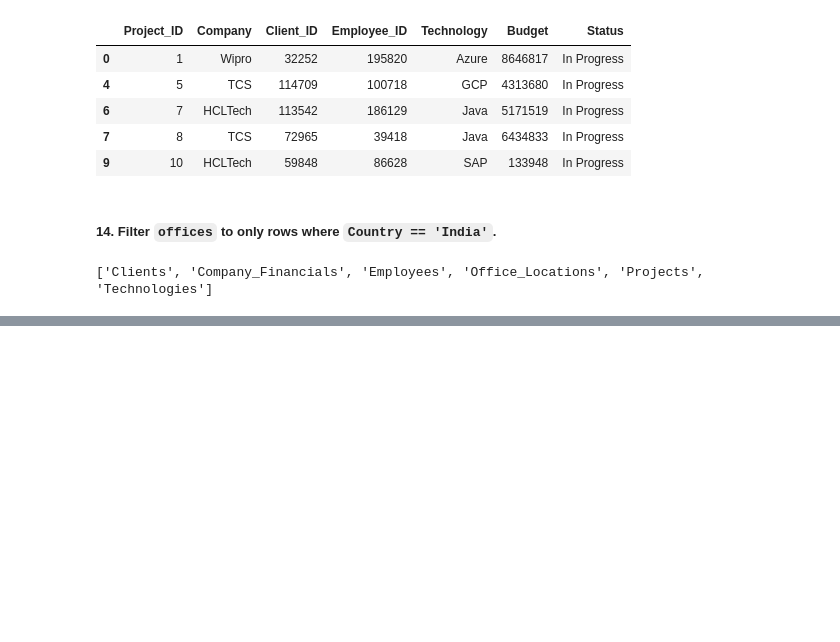
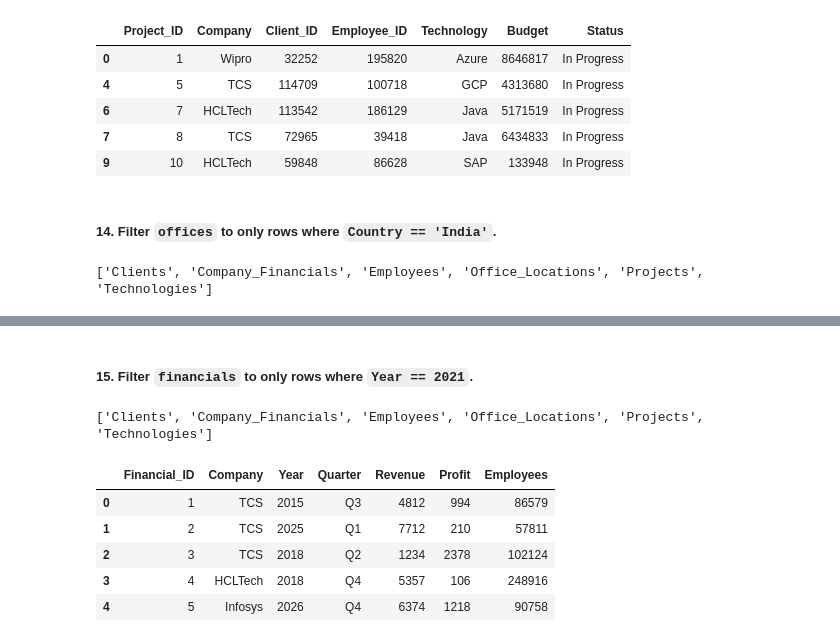
Before and after one commit to shiva3994/Projects, a Jupyter notebook: Python/L_Big4_India.ipynb, the cells around one changed output, grey strips where cells are left out. Drawn from its saved outputs; the diff is of its cells as text; code cells hidden in the pictures; blank space fills up the shorter version.

```diff
--- a/Python/L_Big4_India.ipynb
+++ b/Python/L_Big4_India.ipynb
@@ -246,0 +265,15 @@ print(list(data_dict.keys()))
+# %% [markdown]
+##### 15. Filter `financials` to only rows where `Year == 2021`.
+# %%
+print(list(data_dict.keys()))
+# %% [output]
+['Clients', 'Company_Financials', 'Employees', 'Office_Locations', 'Projects', 'Technologies']
+# %%
+data_dict['Company_Financials'].head()
+# %% [output]
+|  | Financial_ID | Company | Year | Quarter | Revenue | Profit | Employees |
+| 0 | 1 | TCS | 2015 | Q3 | 4812 | 994 | 86579 |
+| 1 | 2 | TCS | 2025 | Q1 | 7712 | 210 | 57811 |
+| 2 | 3 | TCS | 2018 | Q2 | 1234 | 2378 | 102124 |
+| 3 | 4 | HCLTech | 2018 | Q4 | 5357 | 106 | 248916 |
+| 4 | 5 | Infosys | 2026 | Q4 | 6374 | 1218 | 90758 |
```
Also changed, not shown: parts of 5 cells of this notebook.
